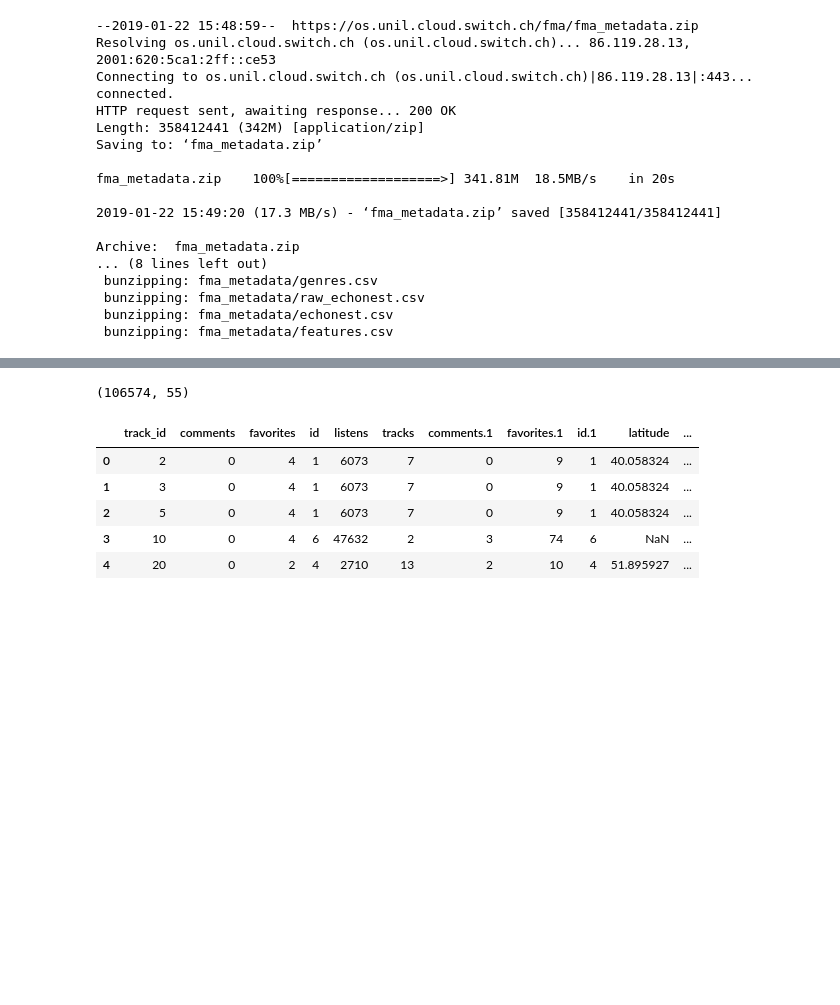
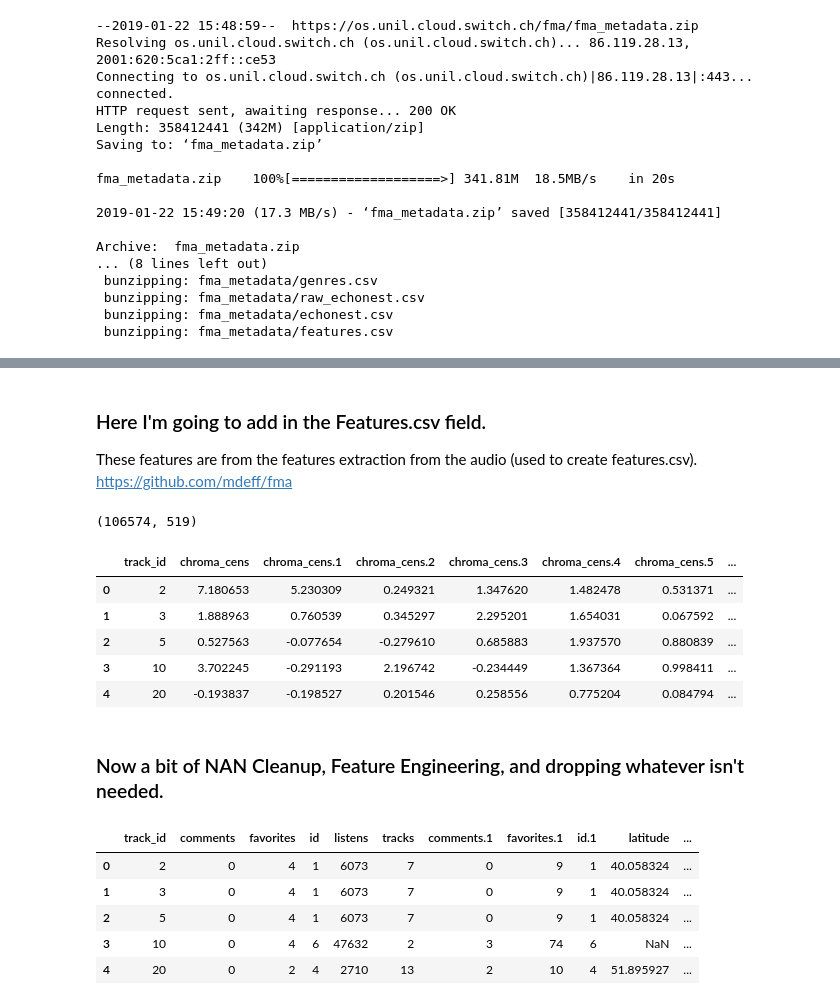
Before and after one commit to bloominstituteoftechnology/DS-Unit-2-Sprint-3-Advanced-Regression, a Jupyter notebook: module1-logistic-regression/LS_DS1_231_Logistic_Regression.ipynb, the cells around one changed output, grey strips where cells are left out. Drawn from its saved outputs; the diff is of its cells as text; code cells hidden in the pictures; blank space fills up the shorter version.

```diff
--- a/module1-logistic-regression/LS_DS1_231_Logistic_Regression.ipynb
+++ b/module1-logistic-regression/LS_DS1_231_Logistic_Regression.ipynb
@@ -361,0 +358,5 @@ df.describe()
+# %% [markdown]
+### Here I'm going to add in the Features.csv field.
+
+These features are from the features extraction from the audio (used to create features.csv).
+https://github.com/mdeff/fma
@@ -362,13 +366,24 @@ df.describe()
+# %%
+# Here I printed out a longer head table to make sure that the rows allign.
+# I also print out the shape to make sure it looks right for mergeing the two dataframes.
+print(features.shape)
+features.head(5)
+# %% [output]
+(106574, 519)
+|  | track_id | chroma_cens | chroma_cens.1 | chroma_cens.2 | chroma_cens.3 | chroma_cens.4 | chroma_cens.5 | ... |
+| 0 | 2 | 7.180653 | 5.230309 | 0.249321 | 1.347620 | 1.482478 | 0.531371 | ... |
+| 1 | 3 | 1.888963 | 0.760539 | 0.345297 | 2.295201 | 1.654031 | 0.067592 | ... |
+| 2 | 5 | 0.527563 | -0.077654 | -0.279610 | 0.685883 | 1.937570 | 0.880839 | ... |
+| 3 | 10 | 3.702245 | -0.291193 | 2.196742 | -0.234449 | 1.367364 | 0.998411 | ... |
+| 4 | 20 | -0.193837 | -0.198527 | 0.201546 | 0.258556 | 0.775204 | 0.084794 | ... |
+# %% [markdown]
+### Now a bit of NAN Cleanup, Feature Engineering, and dropping whatever isn't needed.
 # %%
 # To engineer a lat/long feature
 step = 0.25
 to_bin = lambda x: np.floor(x / step) * step
 df["latbin"] = df.latitude.map(to_bin)
 df["lonbin"] = df.longitude.map(to_bin)
-# %%
-df.shape
-# %% [output]
-(106574, 55)
 # %%
 # Lets take some of the data and see if we can do some tricky feature engineering.
 df['name'] # Should encode this name. Categorical variable.
```
Also changed, not shown: parts of 21 cells of this notebook.
